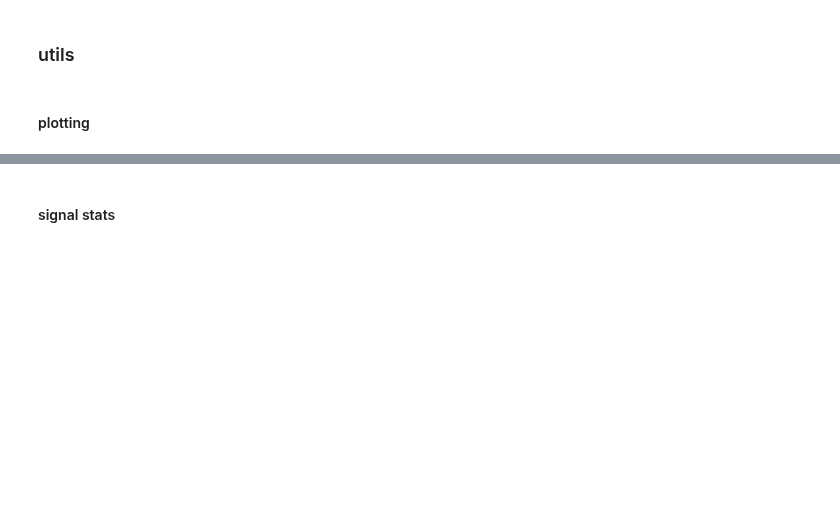
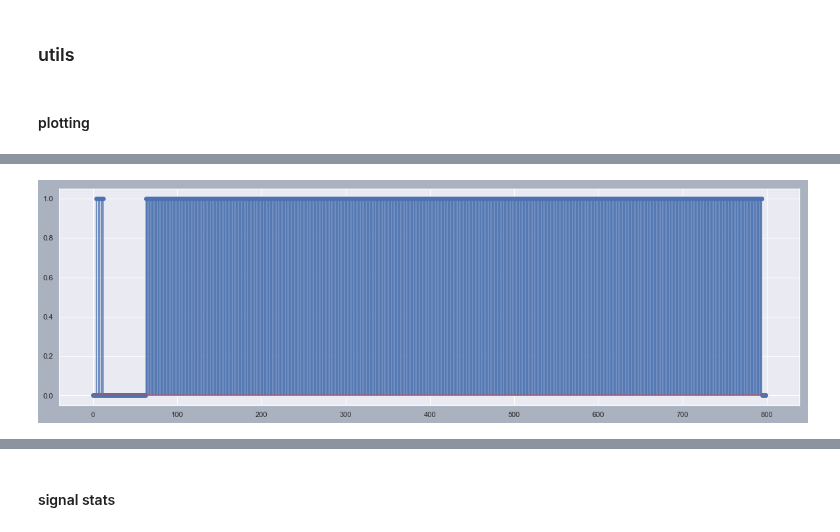
Before and after one commit to tjbergst/data-parsing, a Jupyter notebook: code-parser-translation.ipynb, the cells around one changed output, grey strips where cells are left out. Saved outputs shown, nothing was run; the diff lists cells and outputs as text; code cells hidden in the pictures; blank space fills up the shorter version.

```diff
--- a/code-parser-translation.ipynb
+++ b/code-parser-translation.ipynb
@@ -603,0 +614,8 @@ DP.plot_subset(
+# %%
+DP.plot_subset(
+    DP.discretized_array,
+    start=3575,
+    stop=4375
+)
+# %% [output]
+[figure, added]
```
Also changed, not shown: parts of 10 cells of this notebook.
